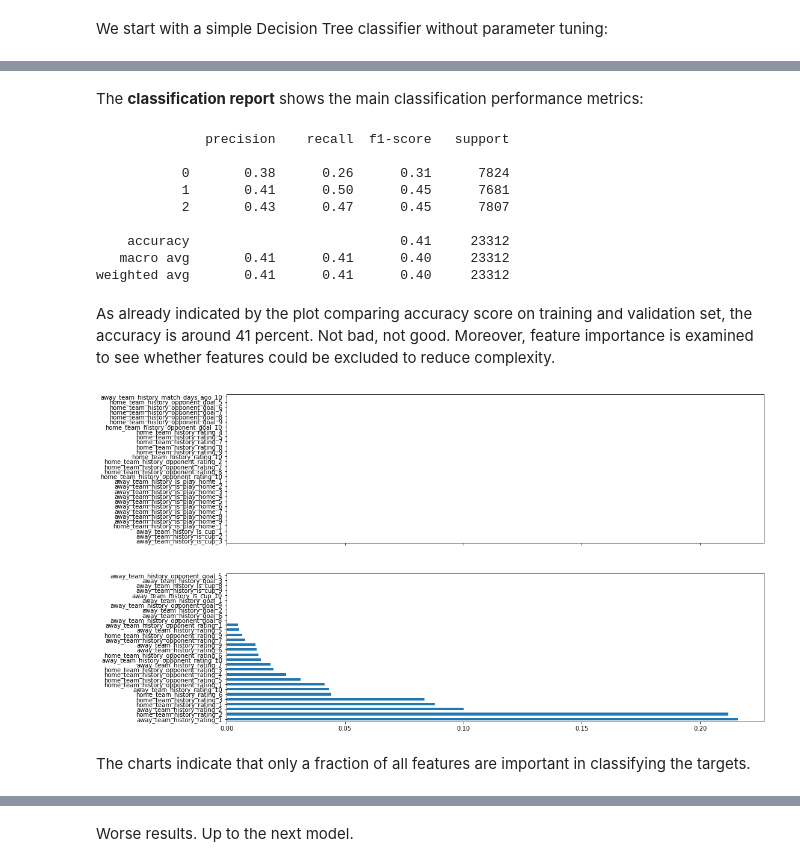
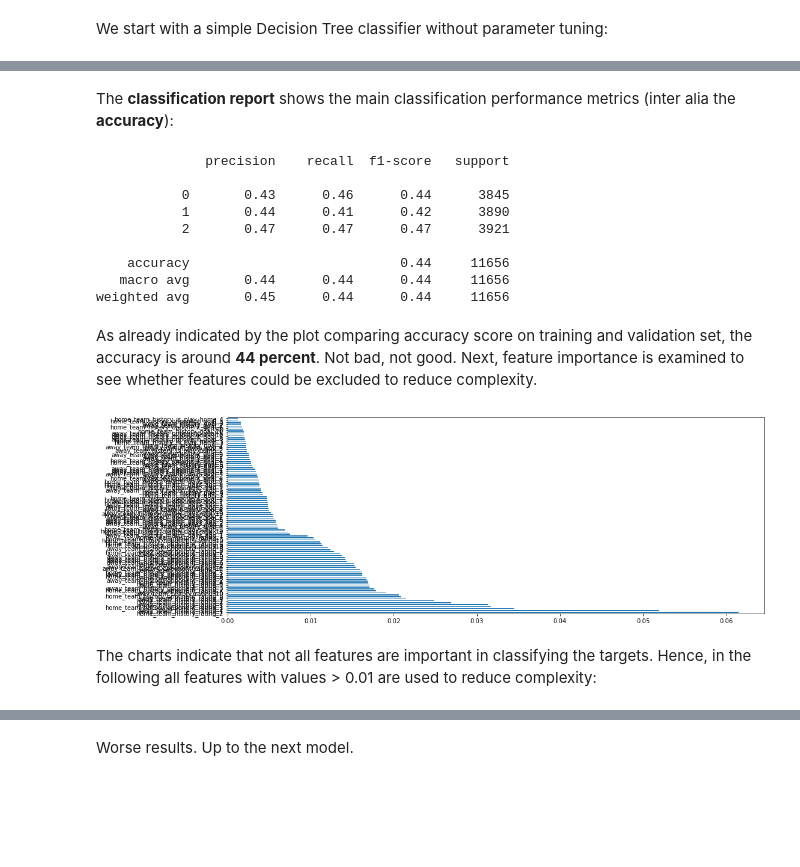
Before and after one commit to romandebruyne/kaggle-competitions, a Jupyter notebook: football-prediction/football_prediction_notebook.ipynb, the cells around one changed output, grey strips where cells are left out. Cells and saved outputs as stored; diff of their text form; code cells hidden in the pictures; blank space fills up the shorter version.

```diff
--- a/football-prediction/football_prediction_notebook.ipynb
+++ b/football-prediction/football_prediction_notebook.ipynb
@@ -338,9 +338,9 @@ random_oversampler = RandomOverSampler(random_state = 42)
 # %%
-resampled_data = random_oversampler.fit_resample(features, labels)
+resampled_data = random_oversampler.fit_resample(features, targets)
 # %%
 features_after_resampling = pd.DataFrame(list(resampled_data[:-1])[0])
 # %%
-labels_after_resampling = resampled_data[-1]
+targets_after_resampling = resampled_data[-1]
 # %% [markdown]
 #### Feature Scaling
 # %% [markdown]
@@ -366,8 +366,8 @@ features_test_scaled = scaler.transform(test_data)
 # %% [markdown]
 #### Training and validation set split
 # %%
-feat_train, feat_valid, labels_train, labels_valid = train_test_split(features_scaled, labels_after_resampling,
-                                                                      test_size = 0.2, shuffle = True)
+features_train, features_valid, targets_train, targets_valid = train_test_split(features_scaled, targets_after_resampling,
+                                                                                test_size=0.1, shuffle=True)
 # %% [markdown]
 ### Modelling
 # %% [markdown]
@@ -461,3 +473,3 @@ Problem of overfitting is quite obvious. Depth of 5 the accuracy on both the tra
 # %%
-decision_tree_final = DecisionTreeClassifier(max_depth = 5, random_state = 42).fit(feat_train, labels_train)
+decision_tree_final = DecisionTreeClassifier(max_depth=11, random_state=42).fit(features_train, targets_train)
 # %% [markdown]
@@ -481,29 +493,28 @@ decision_tree_confusion_matrix_plot.plot()
 # %% [markdown]
-The **classification report** shows the main classification performance metrics:
+The **classification report** shows the main classification performance metrics (inter alia the **accuracy**):
 # %%
-print(classification_report(labels_valid, decision_tree_predictions))
+print(classification_report(targets_valid, decision_tree_predictions))
 # %% [output]
               precision    recall  f1-score   support
 
-           0       0.38      0.26      0.31      7824
-           1       0.41      0.50      0.45      7681
-           2       0.43      0.47      0.45      7807
+           0       0.43      0.46      0.44      3845
+           1       0.44      0.41      0.42      3890
+           2       0.47      0.47      0.47      3921
 
-    accuracy                           0.41     23312
-   macro avg       0.41      0.41      0.40     23312
-weighted avg       0.41      0.41      0.40     23312
+    accuracy                           0.44     11656
+   macro avg       0.44      0.44      0.44     11656
+weighted avg       0.45      0.44      0.44     11656
 # %% [markdown]
-As already indicated by the plot comparing accuracy score on training and validation set, the accuracy is around 41 percent. Not bad, not good. Moreover, feature importance is examined to see whether features could be excluded to reduce complexity.
+As already indicated by the plot comparing accuracy score on training and validation set, the accuracy is around **44 percent**. Not bad, not good. Next, feature importance is examined to see whether features could be excluded to reduce complexity.
 # %%
 feature_importance = pd.Series(decision_tree_final.feature_importances_,
                                index = features.columns).sort_values(ascending = False)
 # %%
-fig, axes = plt.subplots(2, 1, figsize = (16, 10), sharex = True)
-feature_importance.tail(30).plot(kind = "barh", ax = axes[0])
-feature_importance.head(30).plot(kind = "barh", ax = axes[1])
+fig, ax = plt.subplots(figsize=(16, 6))
+feature_importance.head(100).plot(kind='barh', ax=ax)
 plt.show()
 # %% [output]
-[figure, old version]
+[figure, new version]
 # %% [markdown]
-The charts indicate that only a fraction of all features are important in classifying the targets.
+The charts indicate that not all features are important in classifying the targets. Hence, in the following all features with values > 0.01 are used to reduce complexity:
 # %%
```
Also changed, not shown: parts of 119 cells of this notebook.
